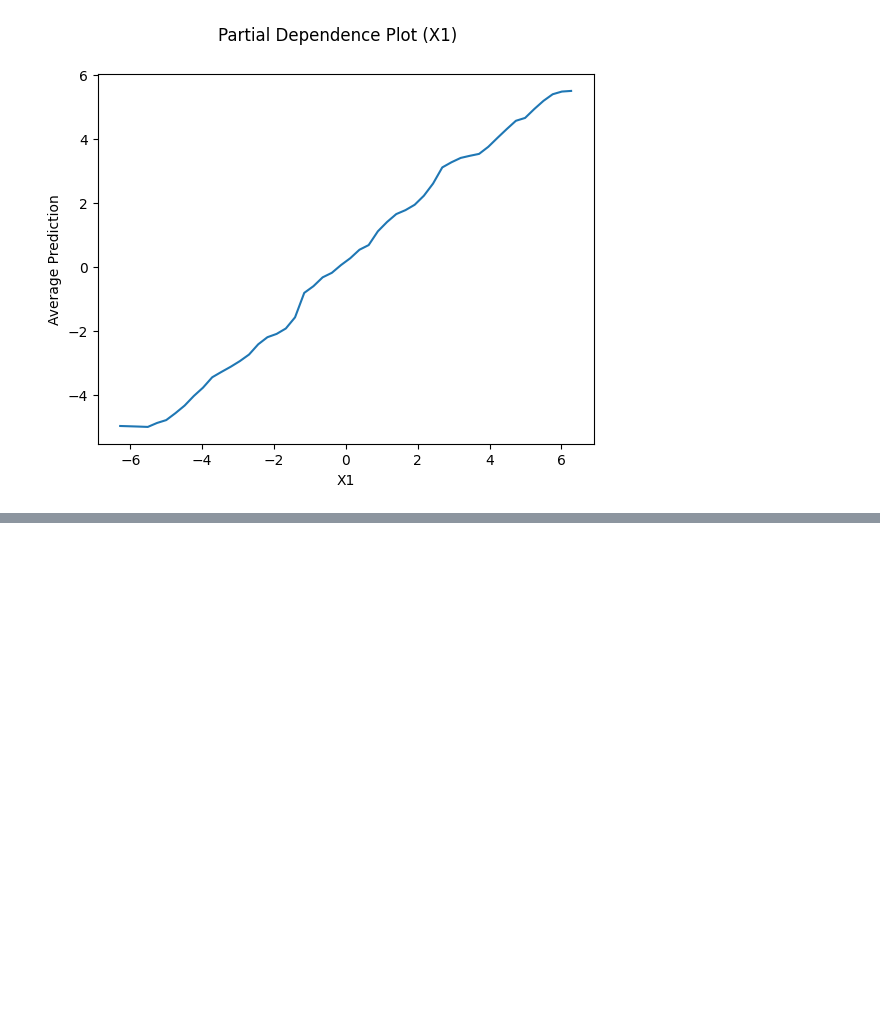
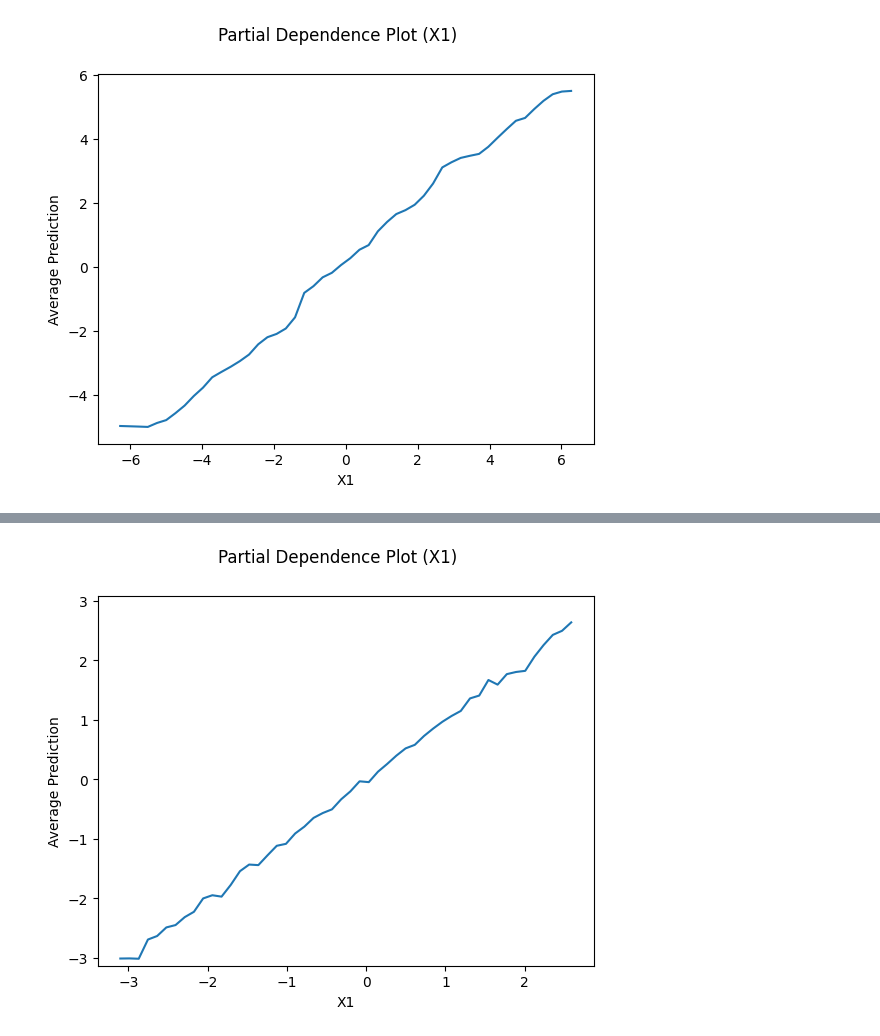
Before and after one commit to tatsuki1107/ml_training, a Jupyter notebook: ml_interpret_book/ch4/index.ipynb, the cells around one changed output, grey strips where cells are left out. Cells and saved outputs as stored; diff of their text form; code cells hidden in the pictures; blank space fills up the shorter version.

```diff
--- a/ml_interpret_book/ch4/index.ipynb
+++ b/ml_interpret_book/ch4/index.ipynb
@@ -91,0 +111,5 @@ pdp.plot()
+# %%
+pdp.partial_dependence("X1", n_grid=50)
+pdp.plot(ylim=(y_train.min(), y_train.max()))
+# %% [output]
+[figure, added]
```
Also changed, not shown: parts of 8 cells of this notebook, 7 other files.
